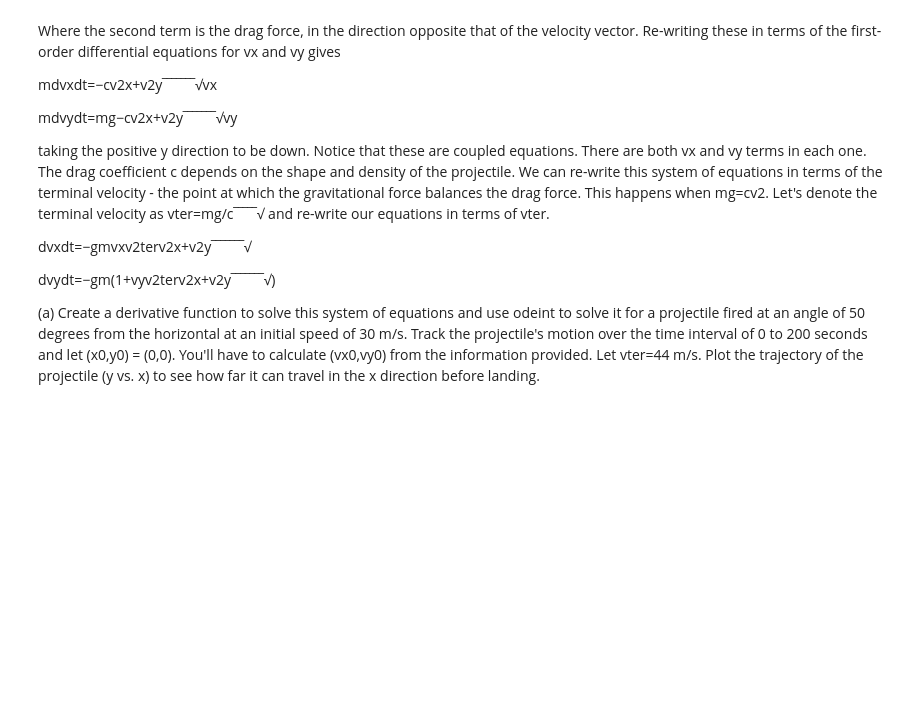
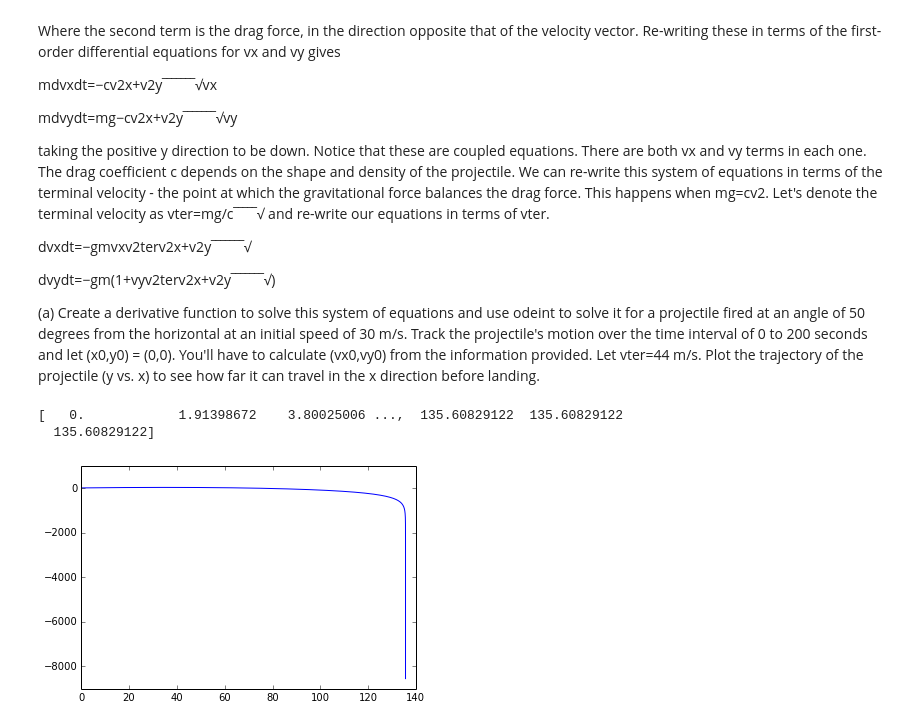
Before and after one commit to jpelgrif/PHYS202-S14, a Jupyter notebook: SciPy/ODEExercises.ipynb, the cells around one changed output. Cells and saved outputs as stored; diff of their text form; code cells hidden in the pictures; blank space fills up the shorter version.

```diff
--- a/SciPy/ODEExercises.ipynb
+++ b/SciPy/ODEExercises.ipynb
@@ -342,14 +342,36 @@ dvydt=−gm(1+vyv2terv2x+v2y‾‾‾‾‾‾‾√)
 
 (a) Create a derivative function to solve this system of equations and use odeint to solve it for a projectile fired at an angle of 50 degrees from the horizontal at an initial speed of 30 m/s. Track the projectile's motion over the time interval of 0 to 200 seconds and let (x0,y0) = (0,0). You'll have to calculate (vx0,vy0) from the information provided. Let vter=44 m/s. Plot the trajectory of the projectile (y vs. x) to see how far it can travel in the x direction before landing.
 # %%
-def deriv(v_current,t,vter=44):
+def deriv(xy_current,t,vter=44):
     g = 9.8
     ##vter = 44 m/s
 
-    vx = v_current[0]
-    vy = v_current[1]
+    x = xy_current[0]
+    y = xy_current[1]
+    vx = xy_current[2]
+    vy = xy_current[3]
+
+    dx = vx
+    dy = vy
     dvx = -g*(vx/vter**2)*sqrt(vx**2 + vy**2)
     dvy = -g*(1+(vy/vter**2)*sqrt(vx**2 + vy**2))
-    return np.array([dvx,dvy])
+    return np.array([dx,dy,dvx,dvy])
 
-t =
+t = np.arange(0.0,200.1,0.1)
+
+x0 = y0 = 0.
+vx0 = 30 * np.cos(50*np.pi/180)
+vy0 = 30 * np.sin(50*np.pi/180)
+
+xy_init = np.array([x0,y0,vx0,vy0])
+
+xy = odeint(deriv,xy_init,t)
+
+print xy[:,0]
+
+plt.plot(xy[:,0],xy[:,1])
+plt.show()
+# %% [output]
+[   0.            1.91398672    3.80025006 ...,  135.60829122  135.60829122
+  135.60829122]
+[figure, added]
```
